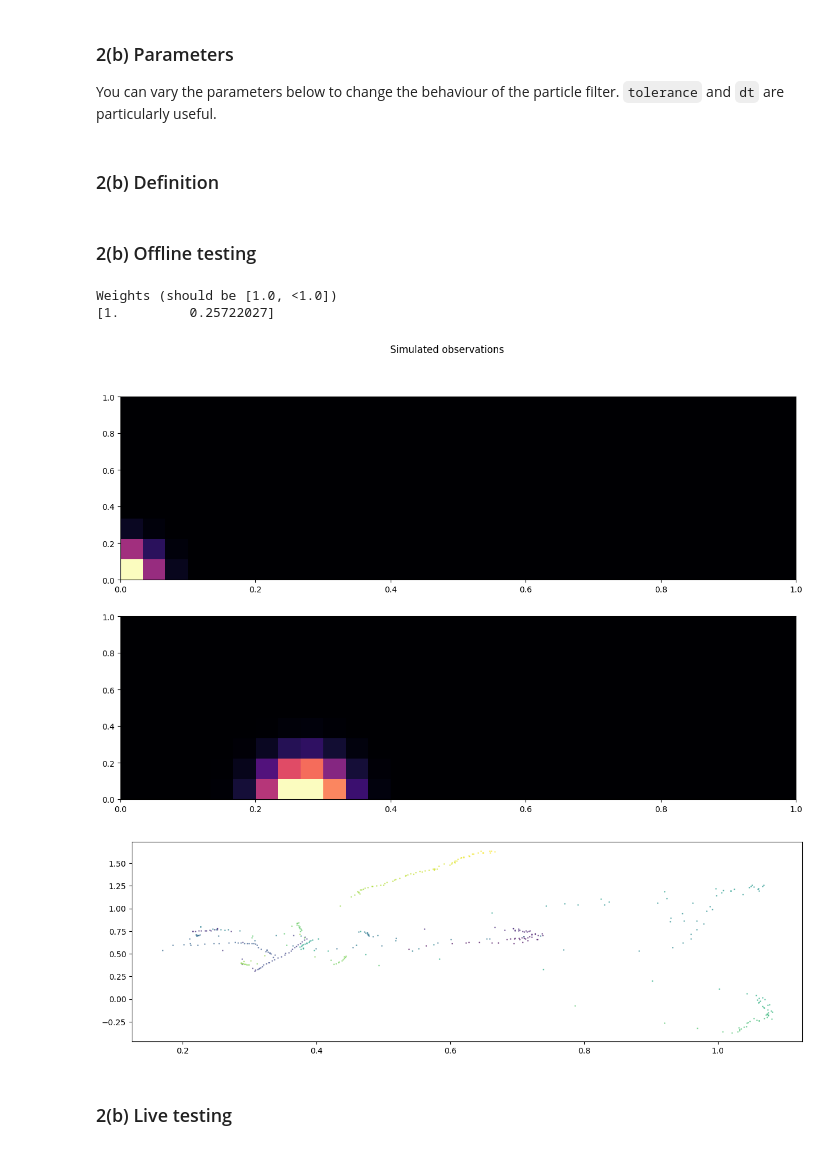
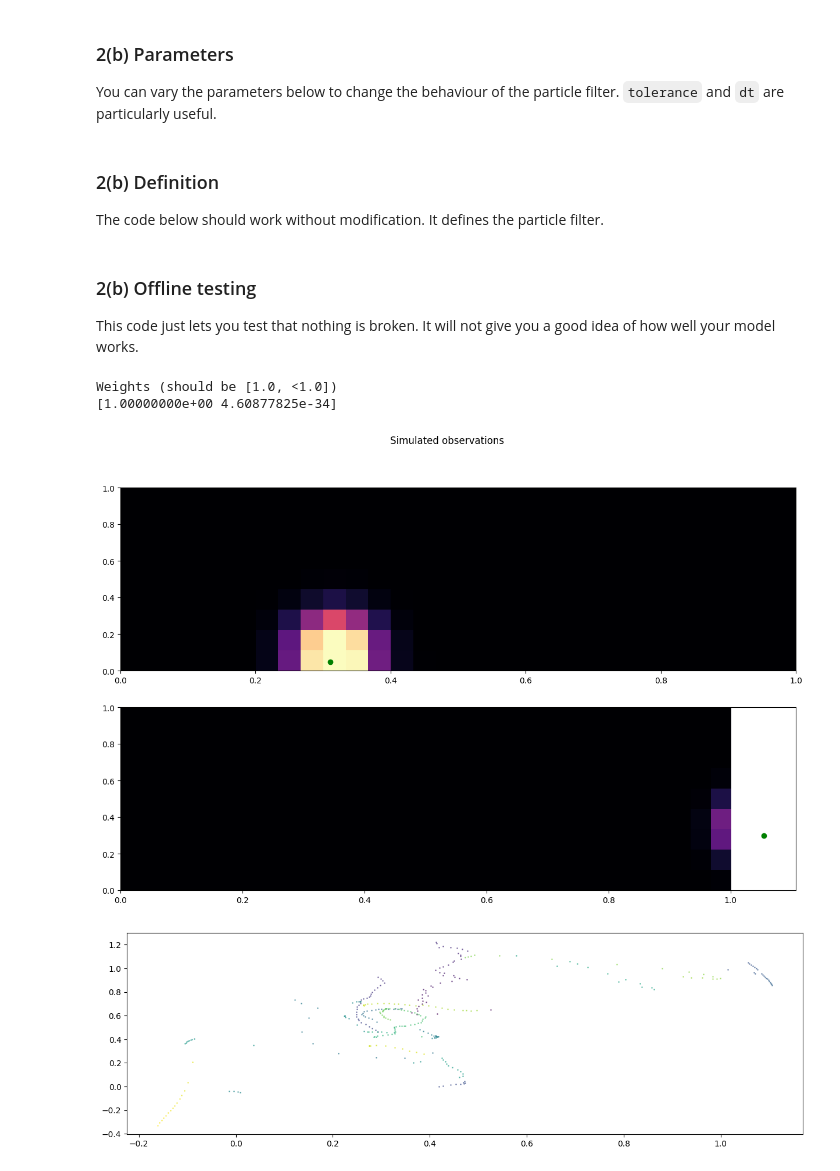
Before and after one commit to johnhw/cix_2024, a Jupyter notebook: 02_Exercise.ipynb, the cells around one changed output. Cells and saved outputs as stored; diff of their text form; code cells hidden in the pictures.

```diff
--- a/02_Exercise.ipynb
+++ b/02_Exercise.ipynb
@@ -319,15 +337,16 @@ pf_params = {
     "n_particles": 100,  # number of particles
     "resample_proportion": 0.02,
     "dt": 0.1,  # time step size; larger means "faster" dynamics
-    "pos_std": 0.1,  # standard deviation of position noise
-    "vel_std": 0.1,  # standard deviation of velocity noise
-    "acc_std": 0.1,  # standard deviation of acceleration noise
-    "tolerance": 2,  # similarity tolerance for observation likelihood (smaller = less tolerant)
+    "pos_std": 0.5,  # standard deviation of position noise
+    "vel_std": 0.05,  # standard deviation of velocity noise
+    "acc_std": 0.05,  # standard deviation of acceleration noise
+    "tolerance": 0.3,  # similarity tolerance for observation likelihood (smaller = less tolerant)
     "z_scale": 0.01,  # effect of fist height on fist size
     "z_bias": 0.03,  # offset (zero value) for size
 }
-# %% [markdown]
-### 2(b) Definition
+# %% [markdown]
+### 2(b) Definition
+The code below should work without modification. It defines the particle filter.
 # %%
 # You don't need to change this cell
 physical_units = np.array([9 / 30, 1, 1])  # account for *physical* units
@@ -401,8 +420,9 @@ def process_frame(pf, frame):
     radius = np.std(pf.original_particles[:,0])
     # same format as the direct inverse: x, y, r
     return np.array([[mean[0], mean[1], radius]])
-# %% [markdown]
-### 2(b) Offline testing
+# %% [markdown]
+### 2(b) Offline testing
+This code just lets you test that nothing is broken. It will not give you a good idea of how well your model works.
 # %%
 # First, sanity check the sampling!
 samples = prior_fn(2)
@@ -411,38 +431,42 @@ samples = stochastic_dynamics_fn(samples)
 observations = observe_fn(samples)
 weights = lik_fn(observations, observations[0])
 pf.update(None)  # test filter is working okay
 pf.update(observed=observations[0])
 
 fig, axs = plt.subplots(2, 1, figsize=(15, 9))
 axs[0].imshow(
     observations[0],
     cmap="magma",
     aspect="auto",
     extent=[0, 1, 0, 1],
     vmin=0,
     vmax=1,
     origin="lower",
 )
 axs[1].imshow(
     observations[1],
     cmap="magma",
     aspect="auto",
     extent=[0, 1, 0, 1],
     vmin=0,
     vmax=1,
     origin="lower",
 )
 fig.suptitle("Simulated observations")
+axs[0].scatter(samples[0, 0], samples[0, 1], color="green")
+axs[1].scatter(samples[1, 0], samples[1, 1], color="green")
 
 print("Weights (should be [1.0, <1.0])")
 print(weights)
 # %% [output]
 Weights (should be [1.0, <1.0])
-[1.         0.25722027]
+[1.00000000e+00 4.60877825e-34]
-[figure, old version]
+[figure, new version]
 # %%
 # Now run against an offline trace, and plot the results
-test_trajectory = np.loadtxt("data/test_trajectory.csv", delimiter=",")
+# There is no ground truth here; this just gives you a
+# sense if the trajectories look like smooth-ish cycles.
+test_trajectory = np.loadtxt("data/circle.csv", delimiter=",")
 
 fig, ax = plt.subplots(figsize=(15, 4.5))
 pf.init_filter()
@@ -452,6 +476,4 @@ for i, row in enumerate(test_trajectory):
     ax.scatter(x, y, s=1,
                alpha=0.5, c=plt.get_cmap('viridis')(i/len(test_trajectory)))
 # %% [output]
-[figure, old version]
+[figure, new version]
-# %% [markdown]
-### 2(b) Live testing
```
Also changed, not shown: parts of 9 cells of this notebook, 2 other files.
